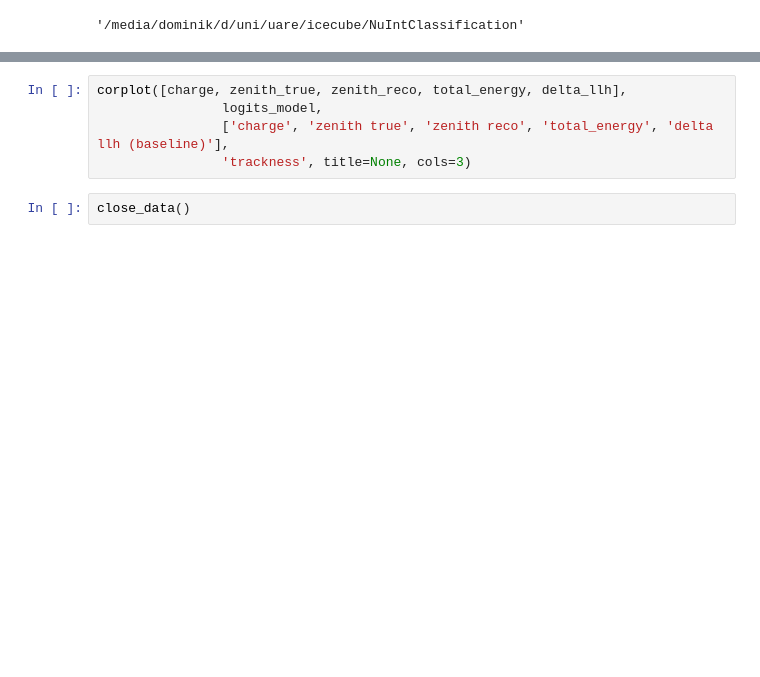
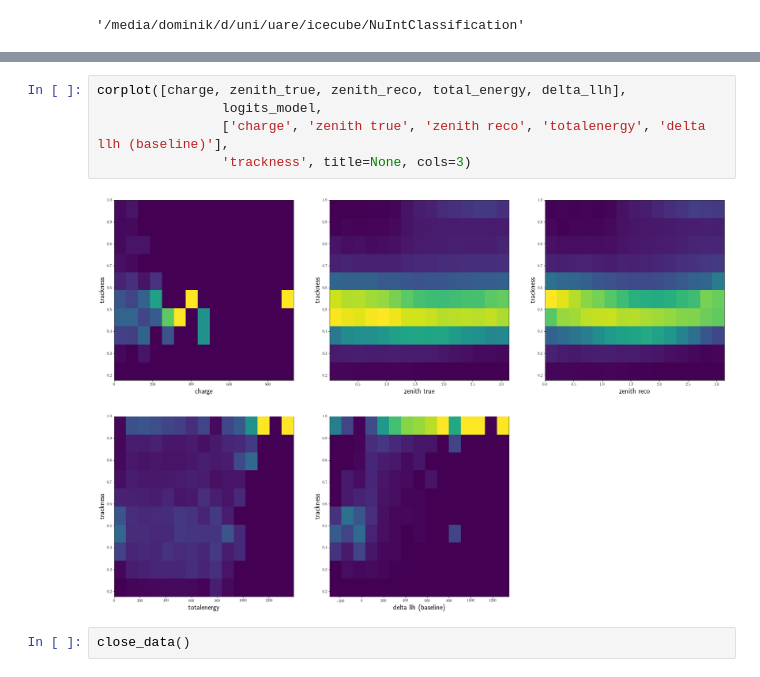
Before and after one commit to ruian1/NuIntClassification, a Jupyter notebook: baselines.ipynb, the cells around one changed output, grey strips where cells are left out. Drawn from its saved outputs; the diff is of its cells as text; blank space fills up the shorter version.

```diff
--- a/baselines.ipynb
+++ b/baselines.ipynb
@@ -411,8 +400,10 @@ Here is the full report generated by latex:
 # %%
 corplot([charge, zenith_true, zenith_reco, total_energy, delta_llh],
                 logits_model,
-                ['charge', 'zenith true', 'zenith reco', 'total_energy', 'delta llh (baseline)'],
+                ['charge', 'zenith true', 'zenith reco', 'totalenergy', 'delta llh (baseline)'],
                 'trackness', title=None, cols=3)
+# %% [output]
+[figure, added]
 # %%
 close_data()
 # %%
```
Also changed, not shown: parts of 113 cells of this notebook, 4 other files.
